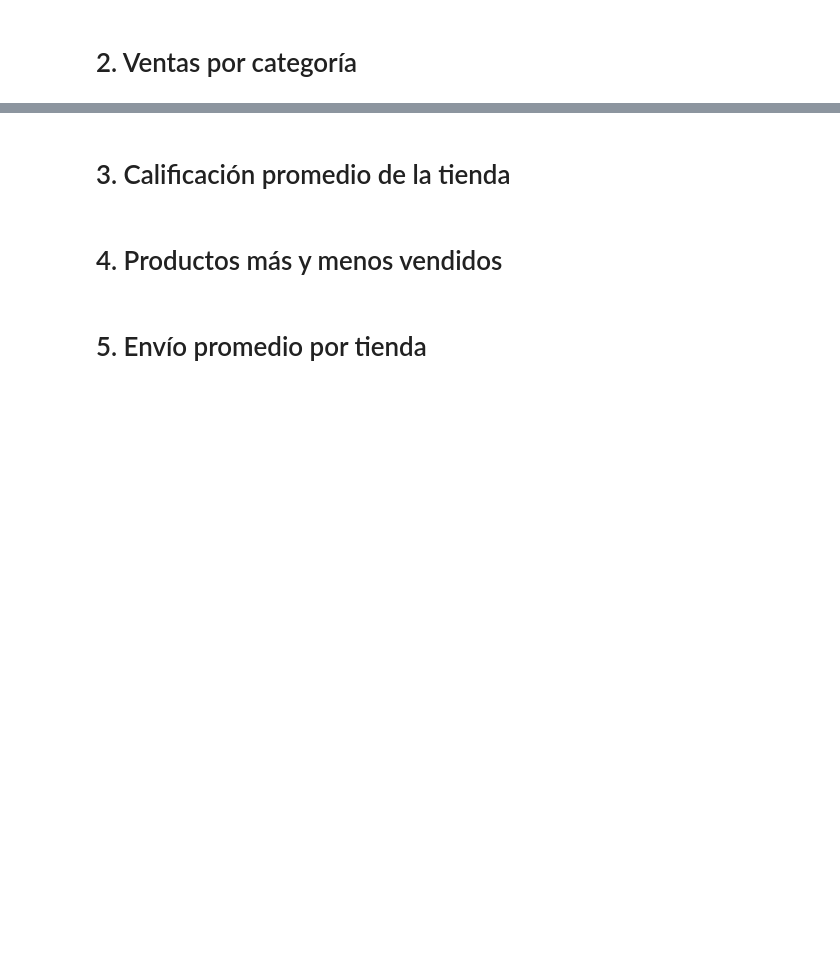
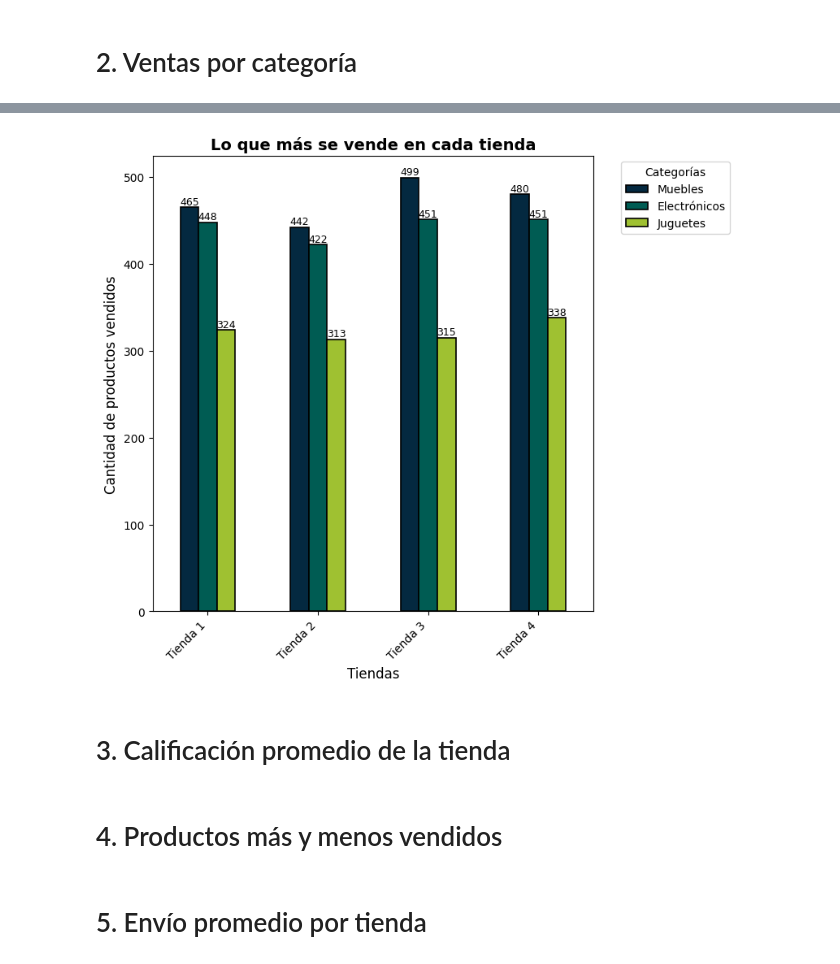
Before and after one commit to Luis-stack-create/challenge-data-science, a Jupyter notebook: Challengue_data_science.ipynb, the cells around one changed output, grey strips where cells are left out. Saved outputs shown, nothing was run; the diff lists cells and outputs as text; code cells hidden in the pictures; blank space fills up the shorter version.

```diff
--- a/Challengue_data_science.ipynb
+++ b/Challengue_data_science.ipynb
@@ -162,0 +152,10 @@ tienda2.groupby('Categoría del Producto')[['Precio' ]].sum().sort_values('Preci
+# %%
+cat2=tienda2['Categoría del Producto'].value_counts().head(3)
+# %%
+cat3=tienda3['Categoría del Producto'].value_counts().head(3)
+# %%
+cat4=tienda4['Categoría del Producto'].value_counts().head(3)
+# %%
+cat_total=pd.concat([cat1,cat2,cat3,cat4],axis=1)
+cat_total.columns=['Tienda 1','Tienda 2','Tienda 3','Tienda 4']
+cat_total
@@ -163,3 +168,41 @@ tienda2.groupby('Categoría del Producto')[['Precio' ]].sum().sort_values('Preci
+# %%
+
+plt.figure(figsize=(8,7))
+
+# Colores que coinciden con la imagen
+colors = ['#042940', '#005C53', '#9FC131']
+
+# Transponer el DataFrame para invertir filas y columnas
+ax = cat_total.T.plot(kind='bar',
+                   color=colors,
+                   edgecolor='black',
+                   linewidth=1.2,
+                   ax=plt.gca())
+
+plt.title("Lo que más se vende en cada tienda", fontsize=14, fontweight='bold')
+plt.ylabel("Cantidad de productos vendidos", fontsize=12)
+plt.xlabel("Tiendas", fontsize=12)
+
+# Rotar las etiquetas del eje x
+plt.xticks(rotation=45, ha='right')
+
+# Colocar la leyenda fuera del gráfico a la derecha
+plt.legend(title="Categorías", bbox_to_anchor=(1.05, 1), loc='upper left')
+
+plt.tight_layout()
+# 💾 Guardar el gráfico como imagen PNG
+plt.tight_layout()
+plt.savefig('grafico2_categorias_populares.png', dpi=300, bbox_inches='tight')
+# Agregar etiquetas de valores al final de cada barra
+for p in ax.patches:
+    ax.text(p.get_x() + p.get_width()/2,       # posición X centrada
+            p.get_height() + 0.5,              # un poco por encima de la barra
+            f"{int(p.get_height())}",          # valor entero
+            ha='center', va='bottom', fontsize=9)
+
+plt.show()
+# %% [output]
+[figure, added]
 # %% [markdown]
 # 3. Calificación promedio de la tienda
 # %% [markdown]
```
Also changed, not shown: parts of 6 cells of this notebook.
